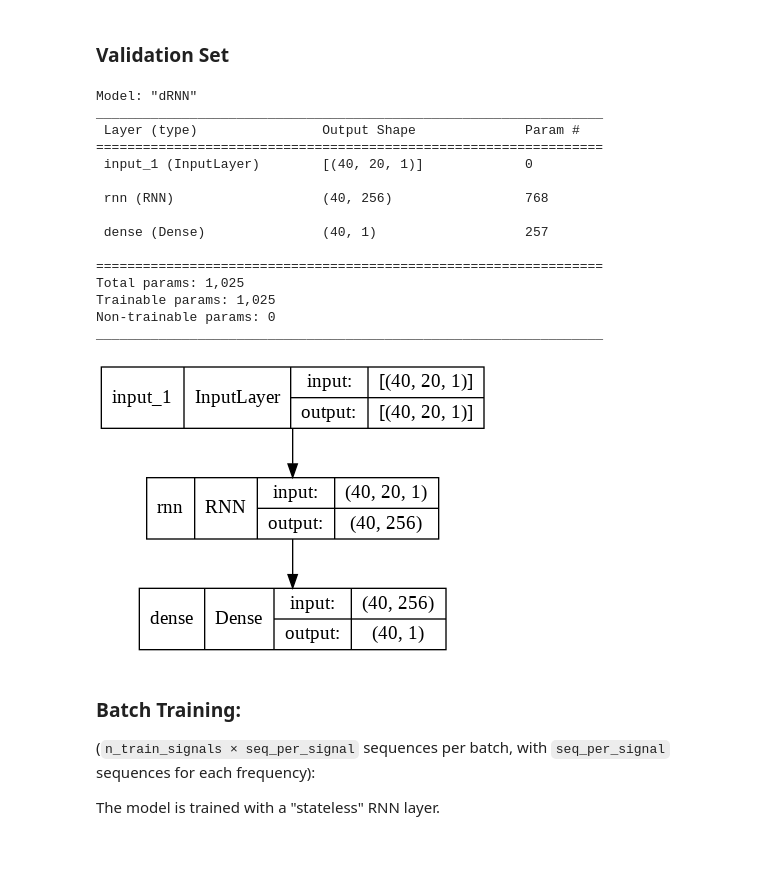
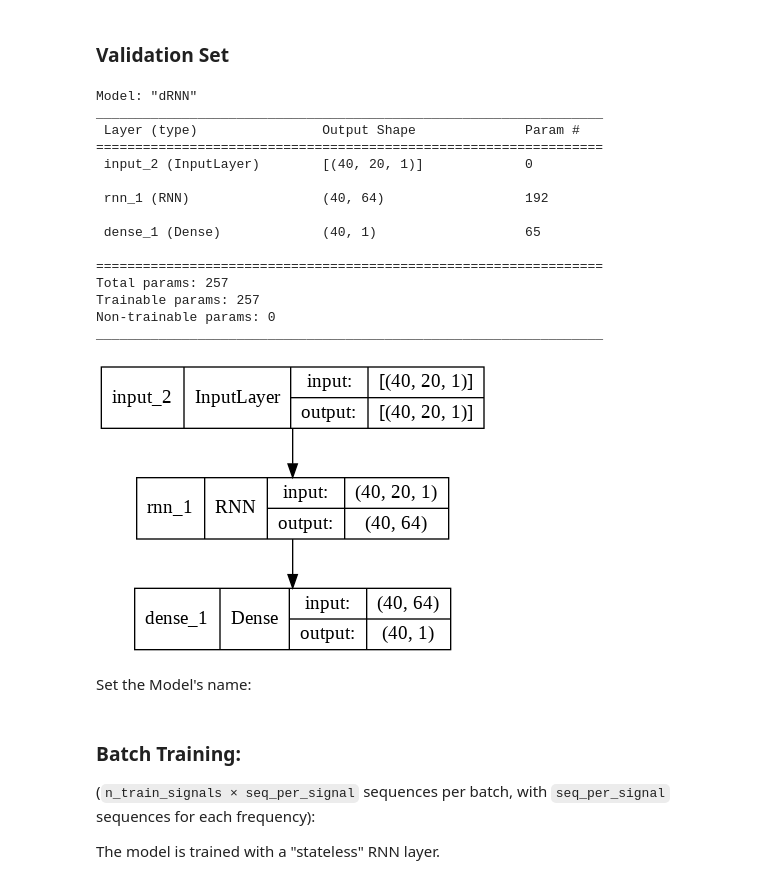
Before and after one commit to olivieromassi/Hysteresis-Modelling-with-Neural-Networks, a Jupyter notebook: dRNNModelTraining.ipynb, the cells around one changed output. Drawn from its saved outputs; the diff is of its cells as text; code cells hidden in the pictures; blank space fills up the shorter version.

```diff
--- a/dRNNModelTraining.ipynb
+++ b/dRNNModelTraining.ipynb
@@ -55,7 +55,7 @@ dataset = collections.OrderedDict(sorted(dataset.items(), key=lambda t: t[1].sha
 Roll the signals to let them start from the Saturation value (rolling back $1/4$ of a period)
 # %%
 # Set the flag to True to let the signals start from the saturation point
-start_from_sat = False
+start_from_sat = True
 
 if start_from_sat:
     for freq in dataset:
@@ -87,7 +87,7 @@ def resample_dataset(data, columns, repetitions, resample_fs, fs):
 # %%
 # Resample the dataset signals:
 fs = 1e5
-resample_fs = 96e3 # or 44.1e3, 48e3, 96e3
+resample_fs = 48e3 # or 44.1e3, 48e3, 96e3
 
 repetitions = 2
 dataset = resample_dataset(data=dataset, columns=['H', 'B'], repetitions=repetitions, resample_fs=resample_fs, fs=fs)
@@ -602,39 +732,40 @@ val_y_data = val_y_data.map(concat)
 val_data = tf.data.Dataset.zip((val_x_data, val_y_data))
 # %%
 # Example: building a dRNN using the custom cell
-units = 256
+units = 64
 train_batch_size = n_train_signals * seq_per_signal
 return_sequences = False
 
 cell = DiagonalRNNCell(units=units,
                        recurrent_initializer='glorot_uniform',
-                       recurrent_regularizer=PositiveRecurrentConnection(eta=0.1))
+                       #recurrent_regularizer=PositiveRecurrentConnection(eta=0.1)
+                       )
 
 inputs = tf.keras.layers.Input(shape=(seq_len, 1,), batch_size=train_batch_size)
 layer = tf.keras.layers.RNN(cell, return_sequences=return_sequences, stateful=stateful)(inputs)
 outputs = tf.keras.layers.Dense(1, activation='linear')(layer)
 
 model = tf.keras.Model(inputs=inputs, outputs=outputs, name='dRNN')
 model.summary()
 
 tf.keras.utils.plot_model(model, show_shapes=True)
 # %% [output]
 Model: "dRNN"
 _________________________________________________________________
  Layer (type)                Output Shape              Param #
 =================================================================
- input_1 (InputLayer)        [(40, 20, 1)]             0
+ input_2 (InputLayer)        [(40, 20, 1)]             0
 
- rnn (RNN)                   (40, 256)                 768
+ rnn_1 (RNN)                 (40, 64)                  192
 
- dense (Dense)               (40, 1)                   257
+ dense_1 (Dense)             (40, 1)                   65
 
 =================================================================
-Total params: 1,025
-Trainable params: 1,025
+Total params: 257
+Trainable params: 257
 Non-trainable params: 0
 _________________________________________________________________
-[figure, old version]
+[figure, new version]
 # %%
 # Optimization parameters
 
@@ -653,3 +784,5 @@ metrics = [tf.metrics.MeanAbsoluteError()]
 # %%
 # Compile Model
 model.compile(loss=loss, optimizer=optimizer, metrics=metrics)
+# %% [markdown]
+Set the Model's name:
```
Also changed, not shown: parts of 31 cells of this notebook.
